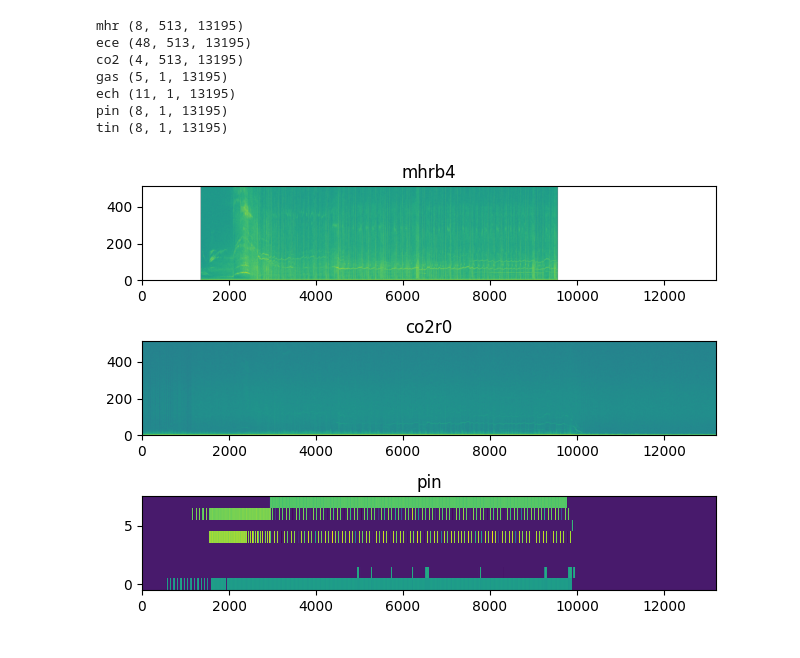
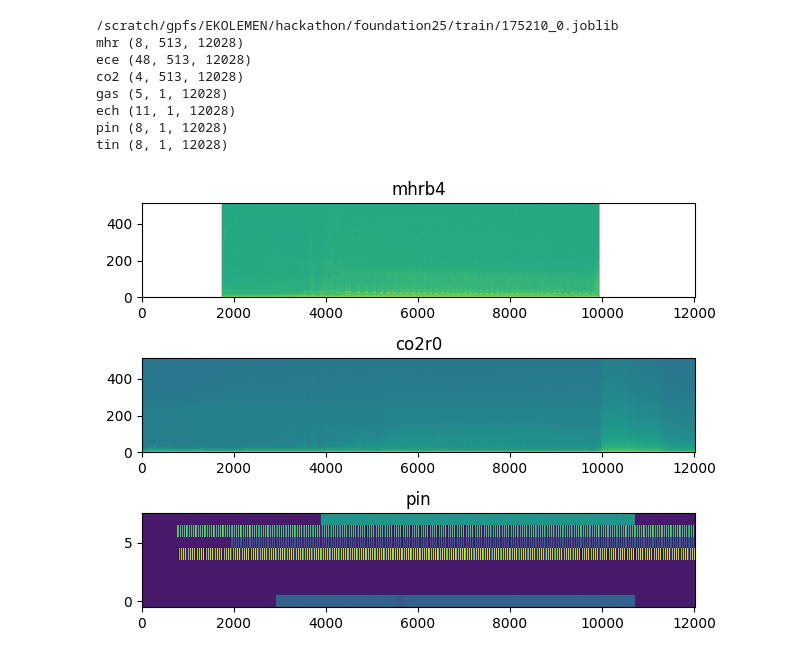
Before and after one commit to PlasmaControl/FusionAIHub, a Jupyter notebook: notebooks/accessing_data.ipynb, the cells around one changed output. Saved outputs shown, nothing was run; the diff lists cells and outputs as text; code cells hidden in the pictures.

```diff
--- a/notebooks/accessing_data.ipynb
+++ b/notebooks/accessing_data.ipynb
@@ -8,27 +9,29 @@ import matplotlib.pyplot as plt
 # %%
 files = pd.read_csv("/scratch/gpfs/EKOLEMEN/hackathon/foundation25/train/index.csv").values[:,0]
 # %%
-file_name = files[-1]
+file_name = files[4]
+print(file_name)
 data = joblib.load(file_name)
 for key, value in data.items():
     print(key, value.shape)
 plt.subplot(3, 1, 1)
 plt.imshow(data['mhr'][4], aspect='auto', origin='lower')
 plt.title('mhrb4')
 plt.subplot(3, 1, 2)
 plt.imshow(data['co2'][0], aspect='auto', origin='lower')
 plt.title('co2r0')
 plt.subplot(3, 1, 3)
 plt.imshow(data['pin'][:,0,:], aspect='auto', origin='lower', interpolation='none')
 plt.title('pin')
 plt.tight_layout()
 plt.show()
 # %% [output]
-mhr (8, 513, 13195)
-ece (48, 513, 13195)
-co2 (4, 513, 13195)
-gas (5, 1, 13195)
-ech (11, 1, 13195)
-pin (8, 1, 13195)
-tin (8, 1, 13195)
+/scratch/gpfs/EKOLEMEN/hackathon/foundation25/train/175210_0.joblib
+mhr (8, 513, 12028)
+ece (48, 513, 12028)
+co2 (4, 513, 12028)
+gas (5, 1, 12028)
+ech (11, 1, 12028)
+pin (8, 1, 12028)
+tin (8, 1, 12028)
-[figure, old version]
+[figure, new version]
```
Also changed, not shown: parts of 1 cell of this notebook, 5 other files.
